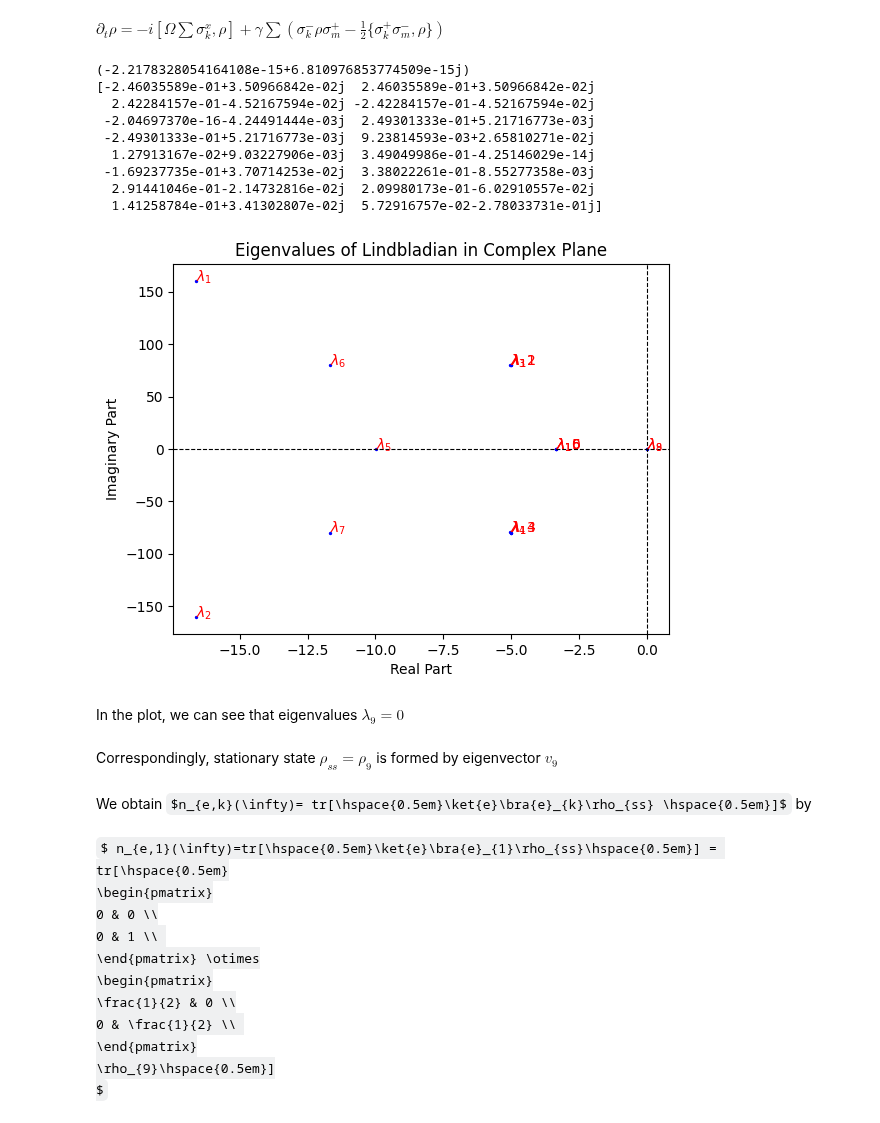
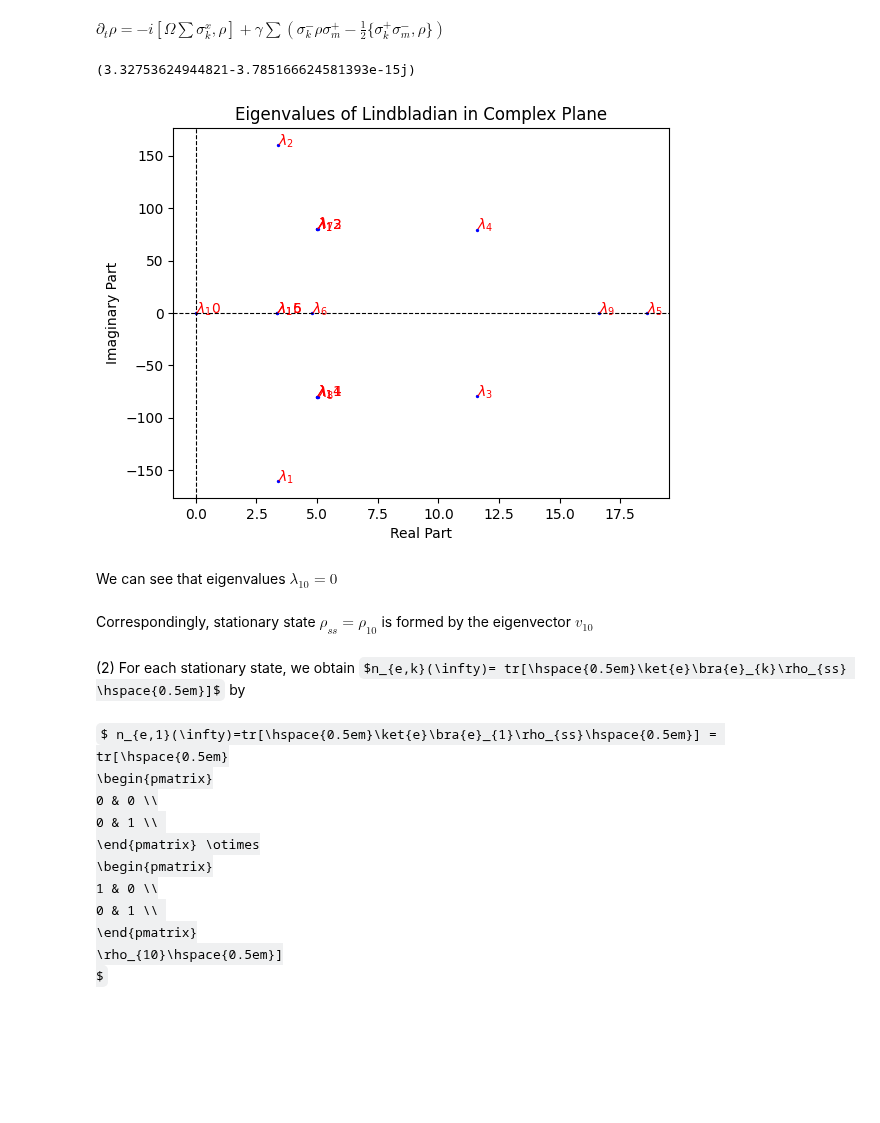
Before and after one commit to JSKao/Computational-Quantum-Many-Body-Physics, a Jupyter notebook: OpenQuantumNEW.ipynb, the cells around one changed output. Saved outputs shown, nothing was run; the diff lists cells and outputs as text; code cells hidden in the pictures; some formulas as TeX source; blank space fills up the shorter version.

```diff
--- a/OpenQuantumNEW.ipynb
+++ b/OpenQuantumNEW.ipynb
@@ -103,7 +146,7 @@ def effective_Hamiltonian(H, L_ops, gamma_values):
 # Input: (2^n x 1 arrays), (2^n x 2^n matrix)
 # Output: (2^n x 1 arrays)
 def jump(state, gamma, L):
-    state = gamma * L @ state
+    state = gamma * (L @ state)
     state = state / np.sqrt((dagger(state)@state))  # Keep normalized
     return state
 
@@ -467,17 +514,15 @@ With c's, eigenvalues and eigenvectors, we can establish $\rho(t)$ and make its
 # %%
-omega = 40
-gamma = omega/6
-print("n(infinity) = ", 1/(2+gamma**2/(4*omega**2)))
+# Initial state
+u0 = np.array([1, 0, 0, 0], dtype=complex)
 
-u0 = np.array([1, 0, 0, 0], dtype=complex)
-ue = np.array([0, 0, 0, 1], dtype=complex)
-# Eigenvectors
+# Define the eigenvectors we've solved
 u1 = np.array([1+gamma**2/(4*omega**2), 1j*gamma/(2*omega), -1j*gamma/(2*omega), 1], dtype=complex)
 u2 = np.array([0, 1, 1, 0], dtype=complex)
 u3 = np.array([-1, 1j*8*omega/(gamma+np.sqrt(gamma**2-64*omega**2,dtype=complex)), -1j*8*omega/(gamma+np.sqrt(gamma**2-64*omega**2,dtype=complex)), 1], dtype=complex)
 u4 = np.array([-1, -1j*8*omega/(-gamma+np.sqrt(gamma**2-64*omega**2,dtype=complex)), 1j*8*omega/(-gamma+np.sqrt(gamma**2-64*omega**2,dtype=complex)), 1], dtype=complex)
 u = [u1, u2, u3, u4]
-# Eigenvalues
+
+# Define the eigenvalues we've solved
 l1 = 0
 l2 = -gamma/2
 l3 = 1/4 * (-3*gamma - np.sqrt(gamma**2 - 64*omega**2, dtype=complex))
@@ -504,15 +549,17 @@ def Rho(parameters, t):
     return state
 
 
-t_values = np.linspace(0, 1, 5000)
+t_values = np.linspace(0, 1.5, 15000)
 
+# Construct the excitation density ne(t)
 ne = []
+ne_infty_values = []
 for t in t_values:
     norm = Rho(parameters, t)[0] + Rho(parameters, t)[3]
     ne.append(Rho(parameters, t)[3]/norm)
+    ne_infty_values.append(ne_infty)
 
 # Plot
-t_values = np.linspace(0, 1, 5000)
 n_e_values = np.array(ne)
 plt.plot(t_values, n_e_values, label=r'$n_e(t)$')
 plt.xlabel('Time')
@@ -647,65 +701,51 @@ $\partial_{t}\rho = -i[\Omega\sum\sigma^{x}_{k},\rho] + \gamma\sum(\sigma^{-}_{k
 # %%
 H_atom = omega * (S_x[1][0] + S_x[1][1])
 gamma = omega/6
+gamma_2 = 2 * gamma
 
-def Lindblad_atom (rho, H, S_minus, S_plus, gamma):
-    L1_rho = -1j * commutator(H, rho, 0)
-    L2_rho = np.zeros((4,4), dtype=complex)
-    for k in range(2):
-        for m in range(2):
-            L2_rho += (S_minus[1][k] @ rho @ S_plus[1][m]) - 1/2 * commutator(S_plus[1][k]@S_minus[1][m], rho, 1)
-
-    L2_rho = gamma * L2_rho
-    return L1_rho + L2_rho
-
-LE = []
-for i in range(16):
-    LE.append(Lindblad_atom (EE[i], H, S_minus, S_plus, gamma))
+# Matrix representation of the Lindbladian
+def Lindblad(rho):
+    l0 = -1j * commutator(H_atom, rho, 0)
+    l1 = gamma_2*1/2*((S_minus[1][0]+S_minus[1][1]) @ rho @ (S_plus[1][0]+S_plus[1][1]))
+    l2 = gamma_2/2 * 1/2 * commutator((S_plus[1][0] + S_plus[1][1]) @ (S_minus[1][0] + S_minus[1][1]), rho, 1)
+    return l0+l1+l2
 
 L_matrix = np.zeros((16,16),dtype=complex)
 for m in range(16):
     for n in range(16):
-        L_matrix[m][n] = np.trace(dagger(EE[m])@LE[n])
+        L_matrix[m][n] = np.trace(dagger(rho_basis_2[m]) @ Lindblad(rho_basis_2[n]))
 
 # Calculate eigenvalues and eigenvectors
 eigenvalues, eigenvectors = np.linalg.eig(L_matrix)
 
-print(eigenvalues[8])
-print(eigenvectors[8])
+print(eigenvalues[15])
+
 
 # Plot the eigenvalues on complex plane.
 real_parts = np.real(eigenvalues)
 imag_parts = np.imag(eigenvalues)
 plt.scatter(real_parts, imag_parts, color='blue', s=2)
 plt.xlabel('Real Part')
 plt.ylabel('Imaginary Part')
 plt.title('Eigenvalues of Lindbladian in Complex Plane')
 
 for i, txt in enumerate(eigenvalues):
     plt.annotate(f'$\lambda_{i+1}$', (real_parts[i], imag_parts[i]), color='red')
 
 # plot imaginary part axis
 plt.axhline(y=0, color='black', linestyle='--', linewidth=0.8)
 # plot real part axis
 plt.axvline(x=0, color='black', linestyle='--', linewidth=0.8)
 plt.show()
 # %% [output]
-(-2.2178328054164108e-15+6.810976853774509e-15j)
-[-2.46035589e-01+3.50966842e-02j  2.46035589e-01+3.50966842e-02j
-  2.42284157e-01-4.52167594e-02j -2.42284157e-01-4.52167594e-02j
- -2.04697370e-16-4.24491444e-03j  2.49301333e-01+5.21716773e-03j
- -2.49301333e-01+5.21716773e-03j  9.23814593e-03+2.65810271e-02j
-  1.27913167e-02+9.03227906e-03j  3.49049986e-01-4.25146029e-14j
- -1.69237735e-01+3.70714253e-02j  3.38022261e-01-8.55277358e-03j
-  2.91441046e-01-2.14732816e-02j  2.09980173e-01-6.02910557e-02j
-  1.41258784e-01+3.41302807e-02j  5.72916757e-02-2.78033731e-01j]
+(3.32753624944821-3.785166624581393e-15j)
-[figure, old version]
+[figure, new version]
 # %% [markdown]
-In the plot, we can see that eigenvalues $\lambda_{9} = 0$
+We can see that eigenvalues $\lambda_{10} = 0$
 # %% [markdown]
-Correspondingly, stationary state $\rho_{ss} = \rho_{9}$ is formed by eigenvector $v_{9}$
+Correspondingly, stationary state $\rho_{ss} = \rho_{10}$ is formed by the eigenvector $v_{10}$
 # %% [markdown]
-We obtain $n_{e,k}(\infty)= tr[\hspace{0.5em}\ket{e}\bra{e}_{k}\rho_{ss} \hspace{0.5em}]$ by
+(2) For each stationary state, we obtain $n_{e,k}(\infty)= tr[\hspace{0.5em}\ket{e}\bra{e}_{k}\rho_{ss} \hspace{0.5em}]$ by
 # %% [markdown]
 $ n_{e,1}(\infty)=tr[\hspace{0.5em}\ket{e}\bra{e}_{1}\rho_{ss}\hspace{0.5em}] = tr[\hspace{0.5em}
 \begin{pmatrix}
@@ -713,10 +753,10 @@ $ n_{e,1}(\infty)=tr[\hspace{0.5em}\ket{e}\bra{e}_{1}\rho_{ss}\hspace{0.5em}] =
     0 & 1 \\
 \end{pmatrix} \otimes
 \begin{pmatrix}
-    \frac{1}{2} & 0 \\
-    0 & \frac{1}{2} \\
+    1 & 0 \\
+    0 & 1 \\
 \end{pmatrix}
-\rho_{9}\hspace{0.5em}]
+\rho_{10}\hspace{0.5em}]
 $
 # %% [markdown]
 $ n_{e,2}(\infty)=tr[\hspace{0.5em}\ket{e}\bra{e}_{2}\rho_{ss}\hspace{0.5em}] = tr[\hspace{0.5em}
```
Also changed, not shown: parts of 48 cells of this notebook.
